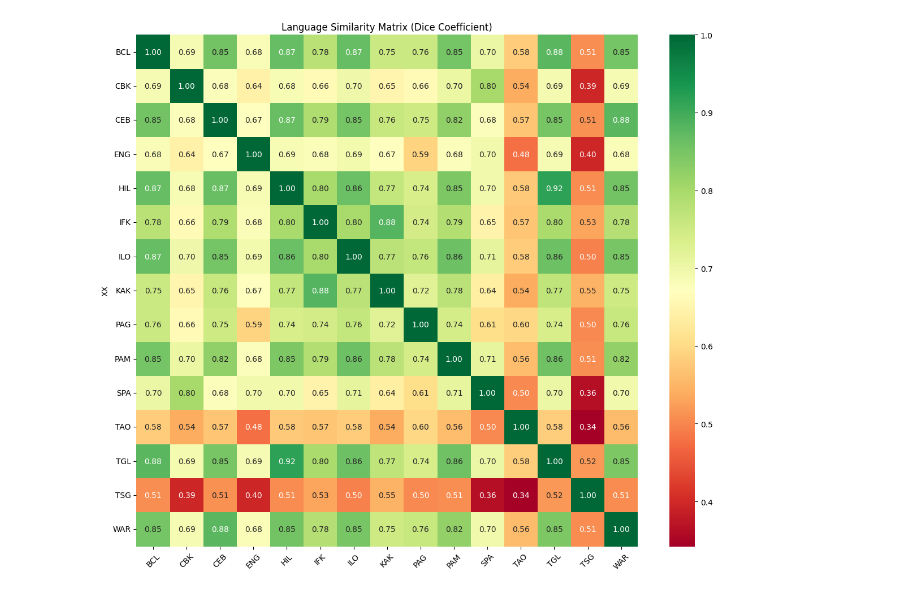
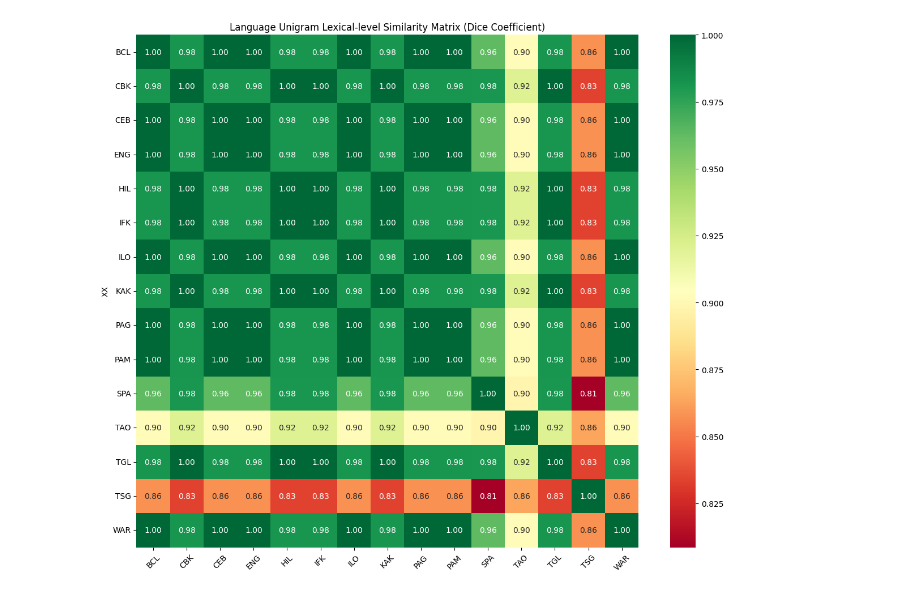
Before and after one commit to tonishii/ph-mahine-translation, a Jupyter notebook: notebooks/build_sim_graph.ipynb, the cells around one changed output. Cells and saved outputs as stored; diff of their text form; code cells hidden in the pictures.

Commit message:
ngrams (trigram, bigram, trigram) sim matrix

```diff
--- a/notebooks/build_sim_graph.ipynb
+++ b/notebooks/build_sim_graph.ipynb
@@ -3,16 +3,18 @@ import pandas as pd
 import seaborn as sns
 import matplotlib.pyplot as plt
 # %%
-df = pd.read_csv("../similarity/matrix.csv", index_col=0)
+udf = pd.read_csv("../sim_matrix/unigram_matrix.csv", index_col=0)
+bdf = pd.read_csv("../sim_matrix/bigram_matrix.csv", index_col=0)
+tdf = pd.read_csv("../sim_matrix/trigram_matrix.csv", index_col=0)
 # %%
 # Create a heatmap
 plt.figure(figsize=(12, 10))
-sns.heatmap(df, annot=True, fmt=".2f", cmap="RdYlGn", cbar=True)
-plt.title("Language Similarity Matrix (Dice Coefficient)")
+sns.heatmap(udf, annot=True, fmt=".2f", cmap="RdYlGn", cbar=True)
+plt.title("Language Unigram Lexical-level Similarity Matrix (Dice Coefficient)")
 plt.xticks(rotation=45)
 plt.yticks(rotation=0)
 plt.tight_layout()
-plt.savefig("../output/similarity_heatmap.png")
+plt.savefig("../output/lexical_sim/unigram_similarity_heatmap.png")
 plt.show()
 # %% [output]
-[figure, old version]
+[figure, new version]
```
Also changed, not shown: parts of 2 cells of this notebook, 43 other files.
